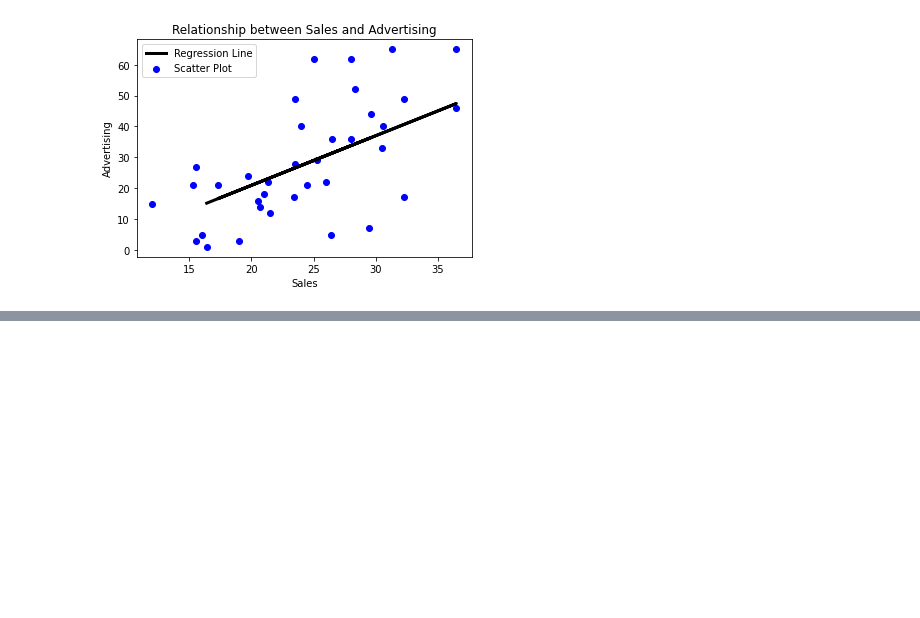
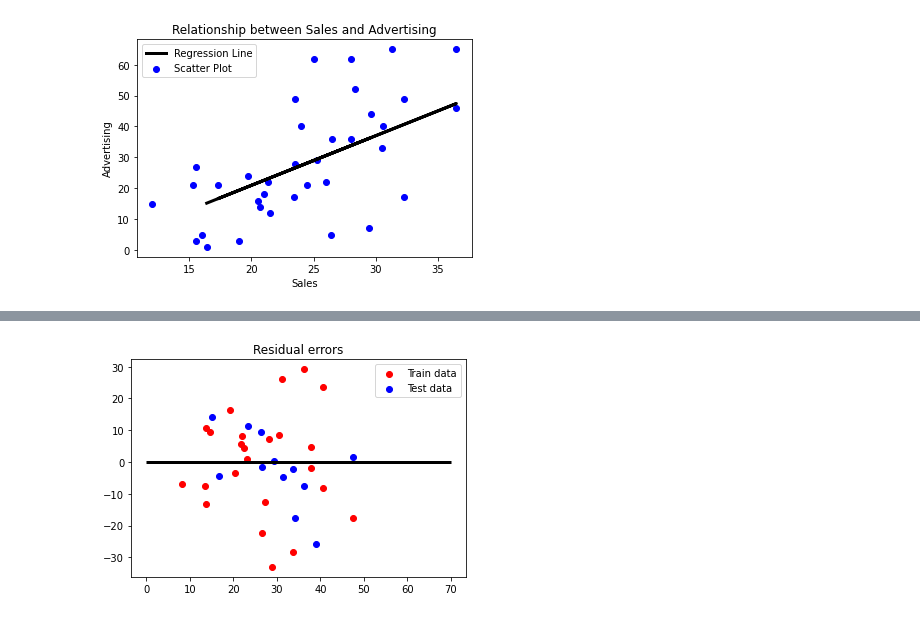
Before and after one commit to DiwakarBasnet/Machine-Learning, a Jupyter notebook: Simple_Linear_Regression.ipynb, the cells around one changed output, grey strips where cells are left out. Saved outputs shown, nothing was run; the diff lists cells and outputs as text; code cells hidden in the pictures; blank space fills up the shorter version.

```diff
--- a/Simple_Linear_Regression.ipynb
+++ b/Simple_Linear_Regression.ipynb
@@ -56,7 +56,7 @@ http://www.econometrics.com/intro/sales.htm
 The dataset contains sales and advertising expenditures for a dietary weight control product. It contains monthly data for 36 months. The variables in the dataset are Sales and Advertising.
 # %%
 # Getting the dataset
-url = 'https://raw.githubusercontent.com/DiwakarBasnet/Machine-Learning/main/chapter-02-supervised-learning/dataset/SALES.csv?token=GHSAT0AAAAAABYAO27KAFH6X663YBO2EP32YZK4Y7Q'
+url = 'https://raw.githubusercontent.com/DiwakarBasnet/Machine-Learning/main/chapter-02-supervised-learning/dataset/SALES.csv?token=GHSAT0AAAAAABYAO27L4KXFXKJSOSDHNI6CYZLEWLA'
 df = pd.read_csv(url, header=None)
 # %%
 # view dimension of df
@@ -244,0 +252,10 @@ plt.show()
+# %%
+# Plotting residual errors
+plt.scatter(lm.predict(X_train), lm.predict(X_train) - y_train, color='red', label='Train data')
+plt.scatter(lm.predict(X_test), lm.predict(X_test) - y_test, color='blue', label='Test data')
+plt.hlines(xmin = 0, xmax = 70, y = 0, linewidth = 3)
+plt.title('Residual errors')
+plt.legend(loc = 0)
+plt.show()
+# %% [output]
+[figure, added]
```
Also changed, not shown: parts of 1 cell of this notebook.
